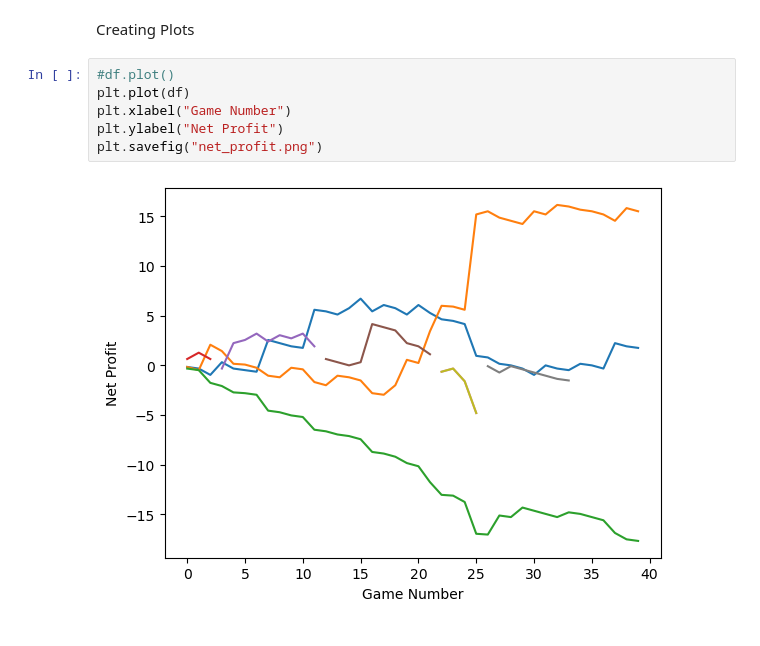
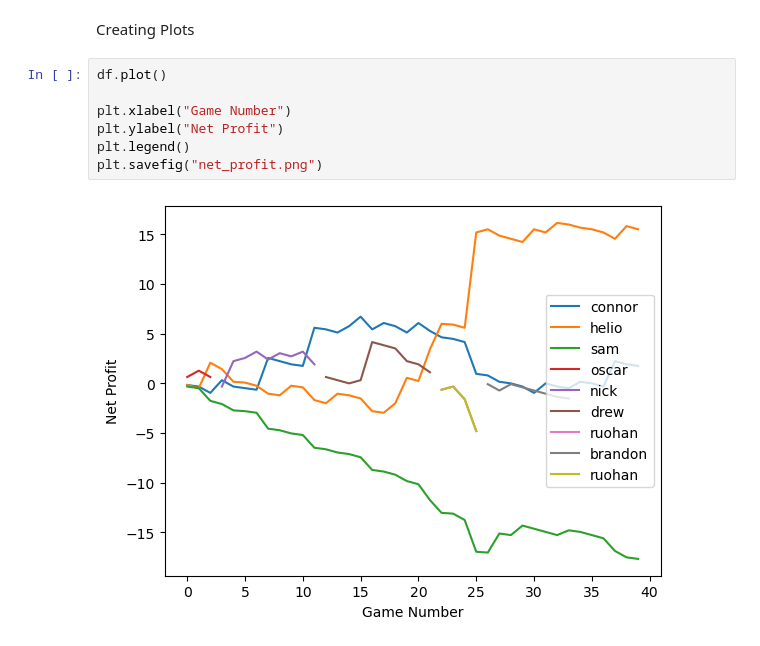
Before and after one commit to Conair94/Lifetime-Mahjong-Performance, a Jupyter notebook: Processing.ipynb, the cells around one changed output. Drawn from its saved outputs; the diff is of its cells as text.

```diff
--- a/Processing.ipynb
+++ b/Processing.ipynb
@@ -28,10 +28,11 @@ print(df.head(5))
 # %% [markdown]
 Creating Plots
 # %%
-#df.plot()
-plt.plot(df)
+df.plot()
+
 plt.xlabel("Game Number")
 plt.ylabel("Net Profit")
+plt.legend()
 plt.savefig("net_profit.png")
 # %% [output]
-[figure, old version]
+[figure, new version]
```
Also changed, not shown: 1 other file.
